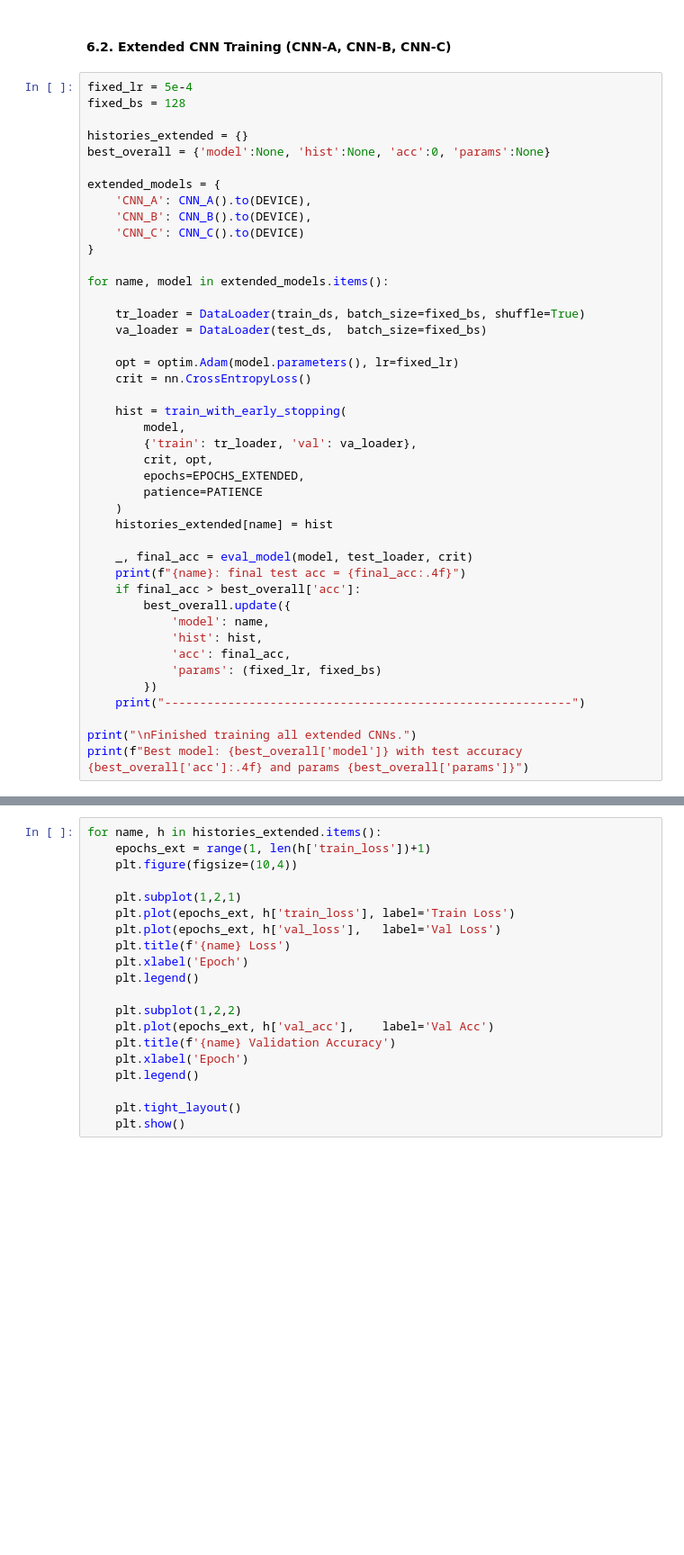
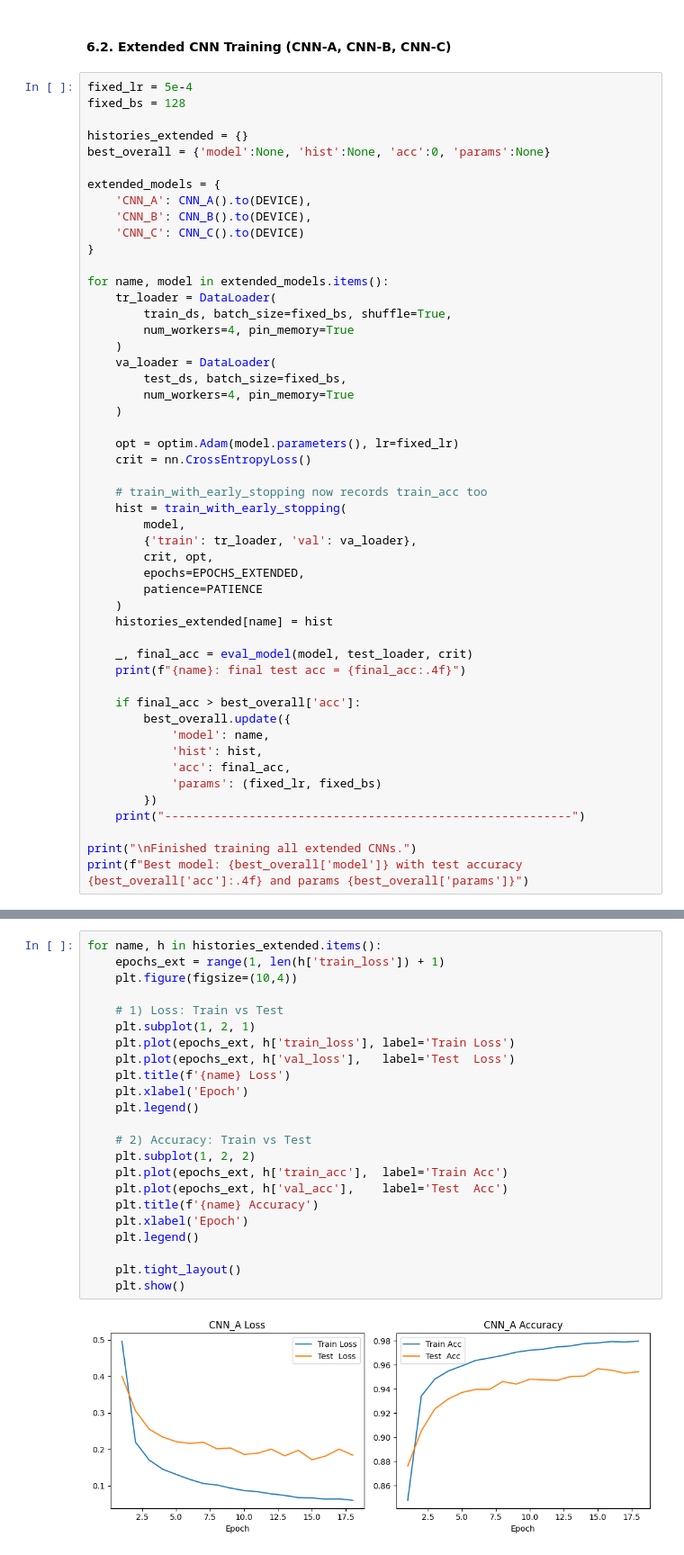
Before and after one commit to dembasowfr/cs-554-homework-4, a Jupyter notebook: hw4_kmnist.ipynb, the cells around one changed output, grey strips where cells are left out. Shown: that part at 90% size. Cells and saved outputs as stored; diff of their text form; blank space fills up the shorter version.

```diff
--- a/hw4_kmnist.ipynb
+++ b/hw4_kmnist.ipynb
@@ -403,13 +423,19 @@ extended_models = {
 }
 
 for name, model in extended_models.items():
-
-    tr_loader = DataLoader(train_ds, batch_size=fixed_bs, shuffle=True)
-    va_loader = DataLoader(test_ds,  batch_size=fixed_bs)
+    tr_loader = DataLoader(
+        train_ds, batch_size=fixed_bs, shuffle=True,
+        num_workers=4, pin_memory=True
+    )
+    va_loader = DataLoader(
+        test_ds, batch_size=fixed_bs,
+        num_workers=4, pin_memory=True
+    )
 
     opt = optim.Adam(model.parameters(), lr=fixed_lr)
     crit = nn.CrossEntropyLoss()
 
+    # train_with_early_stopping now records train_acc too
     hist = train_with_early_stopping(
         model,
         {'train': tr_loader, 'val': va_loader},
@@ -421,6 +447,7 @@ for name, model in extended_models.items():
 
     _, final_acc = eval_model(model, test_loader, crit)
     print(f"{name}: final test acc = {final_acc:.4f}")
+
     if final_acc > best_overall['acc']:
         best_overall.update({
             'model': name,
@@ -453,20 +481,25 @@ Epoch 17: train_loss=0.2807, val_loss=0.6636, val_acc=0.8095
 # %%
 for name, h in histories_extended.items():
-    epochs_ext = range(1, len(h['train_loss'])+1)
+    epochs_ext = range(1, len(h['train_loss']) + 1)
     plt.figure(figsize=(10,4))
 
-    plt.subplot(1,2,1)
+    # 1) Loss: Train vs Test
+    plt.subplot(1, 2, 1)
     plt.plot(epochs_ext, h['train_loss'], label='Train Loss')
-    plt.plot(epochs_ext, h['val_loss'],   label='Val Loss')
+    plt.plot(epochs_ext, h['val_loss'],   label='Test  Loss')
     plt.title(f'{name} Loss')
     plt.xlabel('Epoch')
     plt.legend()
 
-    plt.subplot(1,2,2)
-    plt.plot(epochs_ext, h['val_acc'],    label='Val Acc')
-    plt.title(f'{name} Validation Accuracy')
+    # 2) Accuracy: Train vs Test
+    plt.subplot(1, 2, 2)
+    plt.plot(epochs_ext, h['train_acc'],  label='Train Acc')
+    plt.plot(epochs_ext, h['val_acc'],    label='Test  Acc')
+    plt.title(f'{name} Accuracy')
     plt.xlabel('Epoch')
     plt.legend()
 
     plt.tight_layout()
     plt.show()
+# %% [output]
+[figure, added]
```
Also changed, not shown: parts of 3 cells of this notebook, 5 other files.
